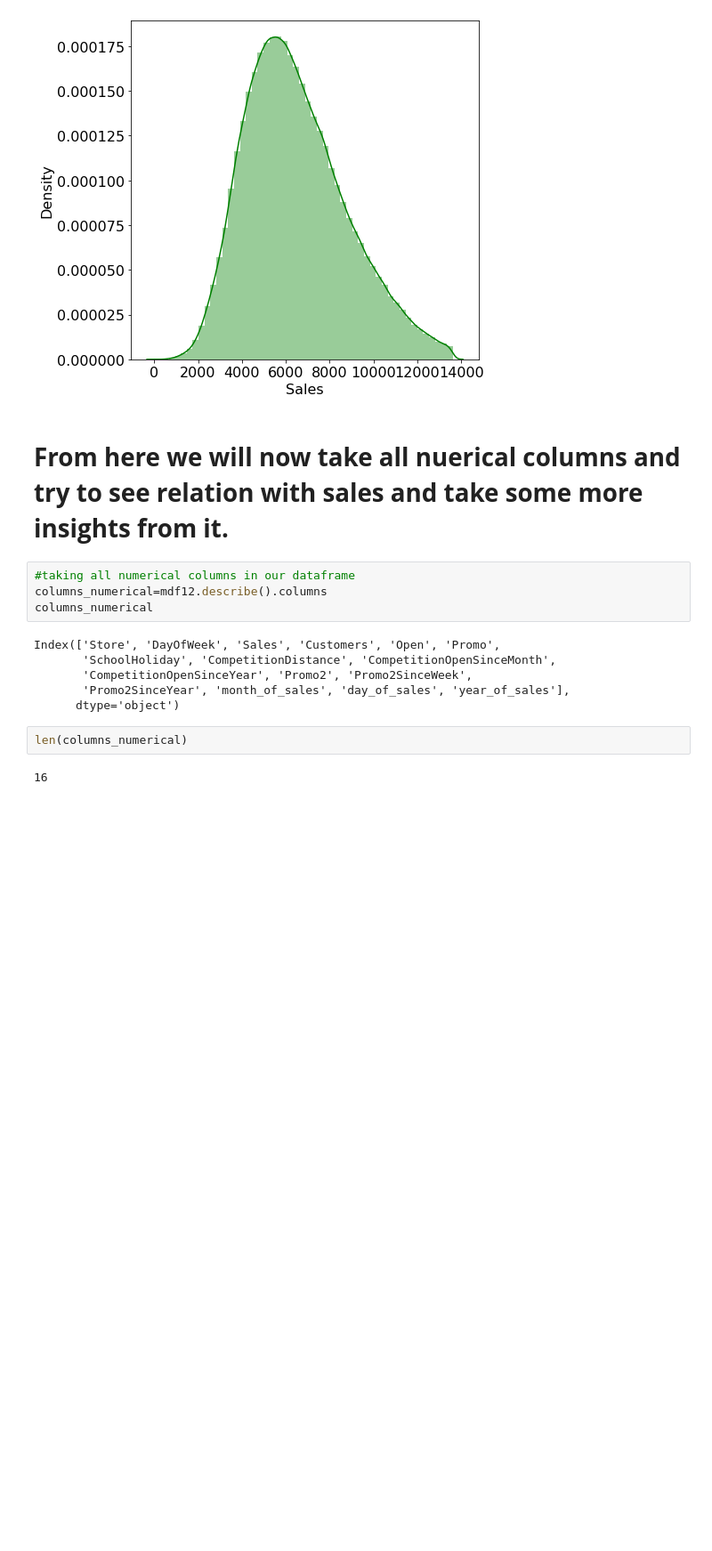
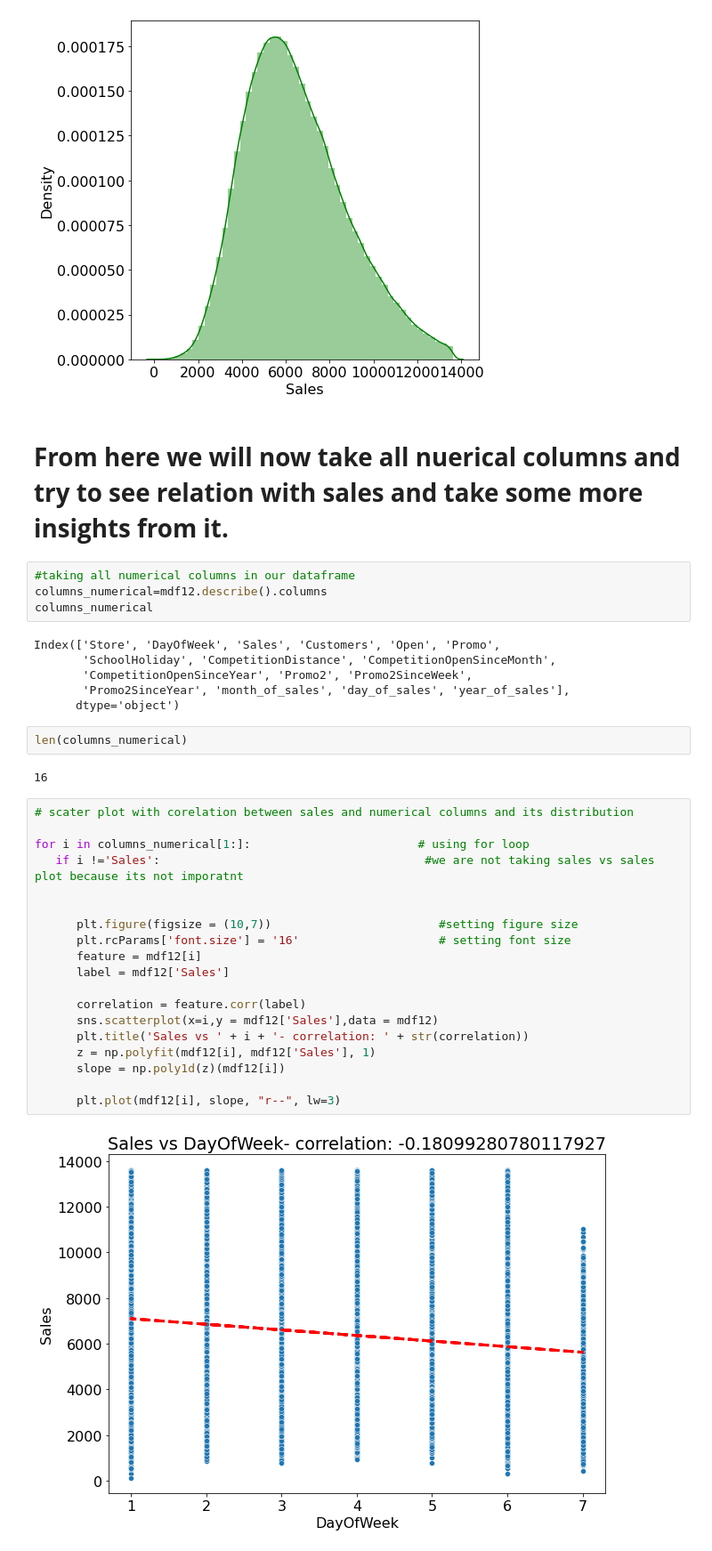
Before and after one commit to Ashwinprocodes/Rossmann-Sales-Prediction, a Jupyter notebook: pr_Rossmann_Sales_Prediction_Capstone_Project.ipynb, the cells around one changed output. Shown at 89% size. Drawn from its saved outputs; the diff is of its cells as text; blank space fills up the shorter version.

```diff
--- a/pr_Rossmann_Sales_Prediction_Capstone_Project.ipynb
+++ b/pr_Rossmann_Sales_Prediction_Capstone_Project.ipynb
@@ -736,3 +736,24 @@ Index(['Store', 'DayOfWeek', 'Sales', 'Customers', 'Open', 'Promo',
 len(columns_numerical)
 # %% [output]
 16
+# %%
+# scater plot with corelation between sales and numerical columns and its distribution
+
+for i in columns_numerical[1:]:                        # using for loop
+   if i !='Sales':                                      #we are not taking sales vs sales plot because its not imporatnt
+
+
+      plt.figure(figsize = (10,7))                        #setting figure size
+      plt.rcParams['font.size'] = '16'                    # setting font size
+      feature = mdf12[i]
+      label = mdf12['Sales']
+
+      correlation = feature.corr(label)
+      sns.scatterplot(x=i,y = mdf12['Sales'],data = mdf12)
+      plt.title('Sales vs ' + i + '- correlation: ' + str(correlation))
+      z = np.polyfit(mdf12[i], mdf12['Sales'], 1)
+      slope = np.poly1d(z)(mdf12[i])
+
+      plt.plot(mdf12[i], slope, "r--", lw=3)
+# %% [output]
+[figure, added]
```
Also changed, not shown: parts of 7 cells of this notebook.
